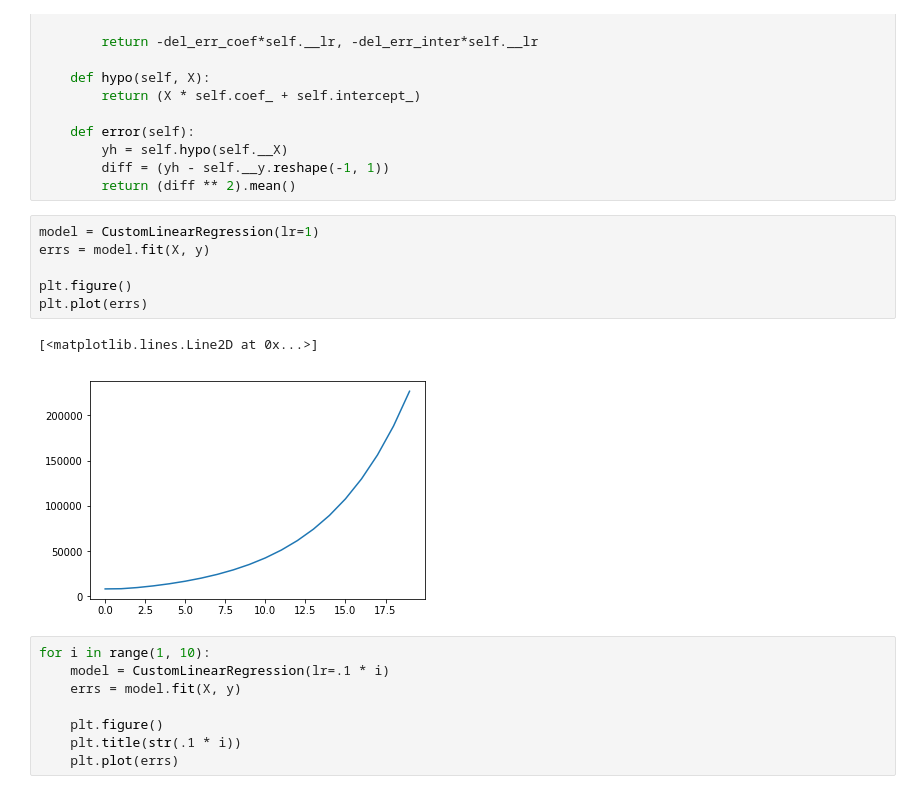
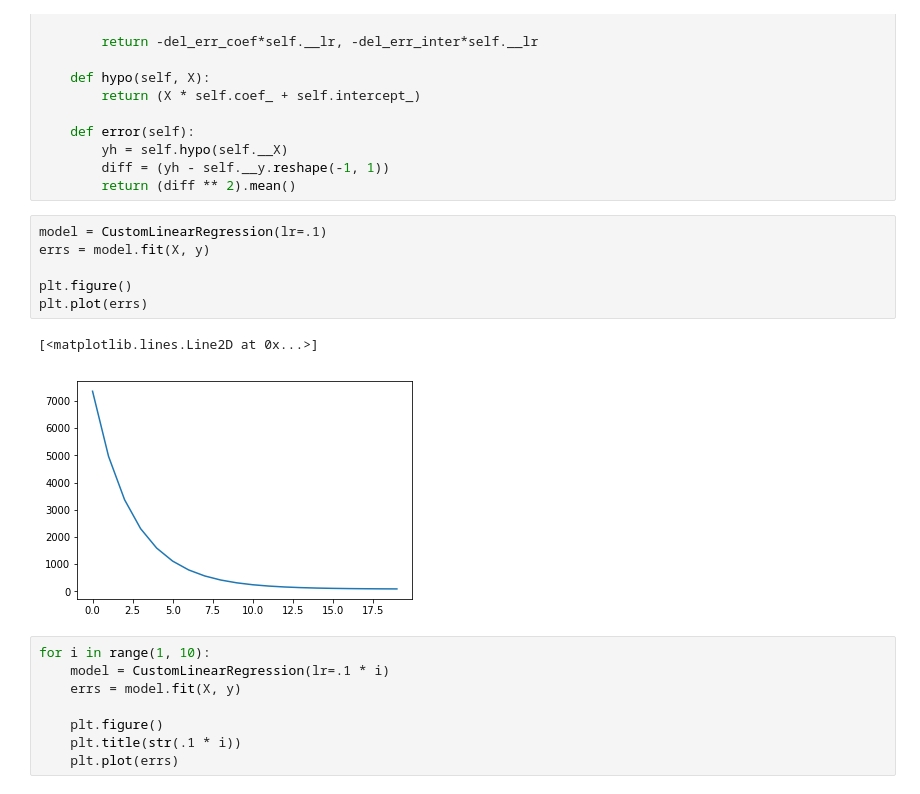
Before and after one commit to coding-blocks-archives/Data-Noida-2019-Dec, a Jupyter notebook: lecture_10/linear reg.ipynb, the cells around one changed output. Cells and saved outputs as stored; diff of their text form.

```diff
--- a/lecture_10/linear reg.ipynb
+++ b/lecture_10/linear reg.ipynb
@@ -75,14 +75,14 @@ class CustomLinearRegression:
         diff = (yh - self.__y.reshape(-1, 1))
         return (diff ** 2).mean()
 # %%
-model = CustomLinearRegression(lr=1)
+model = CustomLinearRegression(lr=.1)
 errs = model.fit(X, y)
 
 plt.figure()
 plt.plot(errs)
 # %% [output]
 [<matplotlib.lines.Line2D at 0x...>]
-[figure, old version]
+[figure, new version]
 # %%
 for i in range(1, 10):
     model = CustomLinearRegression(lr=.1 * i)
```
Also changed, not shown: 1 other file.
